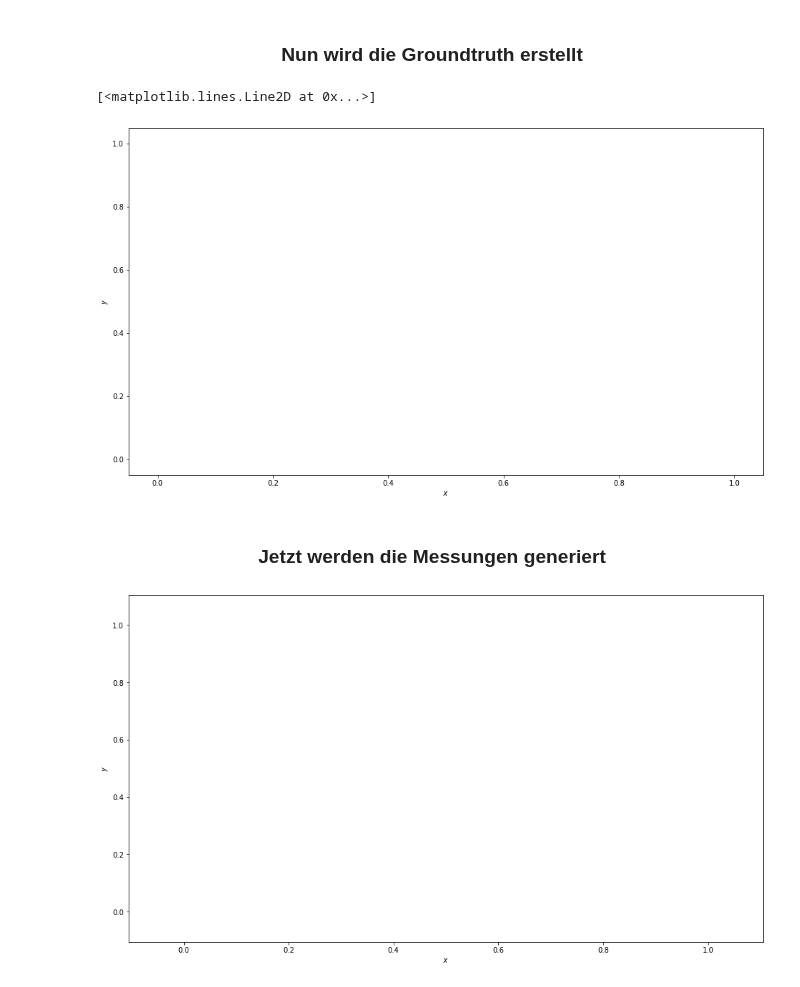
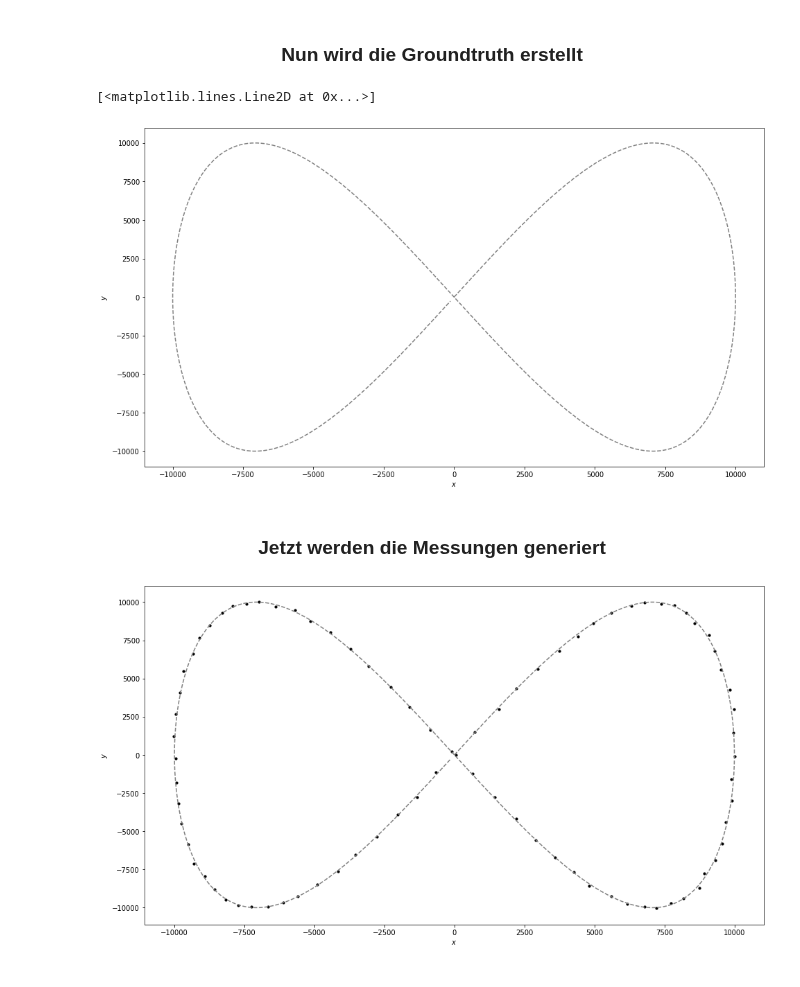
Before and after one commit to mooriicee/stonesoupFKIE, a Jupyter notebook: tutorium_01.ipynb, the cells around one changed output. Saved outputs shown, nothing was run; the diff lists cells and outputs as text; code cells hidden in the pictures.

```diff
--- a/tutorium_01.ipynb
+++ b/tutorium_01.ipynb
@@ -32,10 +33,7 @@ from stonesoup.types.groundtruth import GroundTruthPath, GroundTruthState
 truth = GroundTruthPath()
 start_time = datetime.now()
 
-# data = np.linspace(0, (2 * np.pi )/ omega, 84, endpoint = True)
-data = []
-
-for t in data:
+for t in range(math.ceil((2 * math.pi) / omega)):
     x = A * np.sin(omega * t)
     y = A * np.sin(2 * omega * t)
     truth.append(GroundTruthState(np.array([[x], [y]]), timestamp=t))
@@ -45,24 +43,28 @@ ax.plot([state.state_vector[0, 0] for state in truth],
         linestyle="--", color="grey")
 # %% [output]
 [<matplotlib.lines.Line2D at 0x...>]
-[figure, old version]
+[figure, new version]
 # %% [markdown]
 <h3 align="center"> Jetzt werden die Messungen generiert </h3>
 # %%
 from stonesoup.types.detection import Detection
 
 measurements = []
 for state in truth:
-    """
-        x- und y-offsets berechnen und mit den Groundtruth-Daten verrechnen.
+    if state.timestamp % 5 == 0:
+        x = state.state_vector[0, 0]
+        y = state.state_vector[1, 0]
 
-    """
-    measurements.append(Detection(np.array([x, y]), timestamp=state.timestamp))
+        mean = [x, y]
+        cov = [[2500, 0], [0, 2500]]
+        xDet, yDet = np.random.multivariate_normal(mean, cov)
+
+        measurements.append(Detection(np.array([[xDet], [yDet]]), timestamp=state.timestamp))
 
 # Messungen plotten
 ax.scatter([state.state_vector[0, 0] for state in measurements],
            [state.state_vector[1, 0] for state in measurements],
            color='black', s = 10)
 figure
 # %% [output]
-[figure, old version]
+[figure, new version]
```
Also changed, not shown: parts of 1 cell of this notebook, 3 other files.
